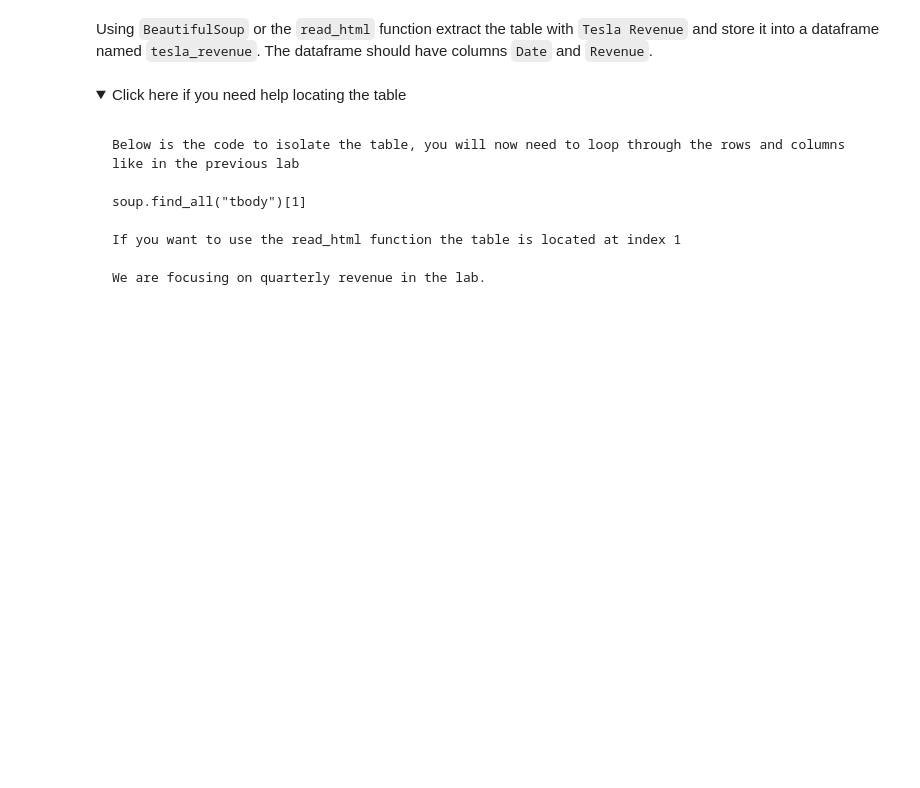
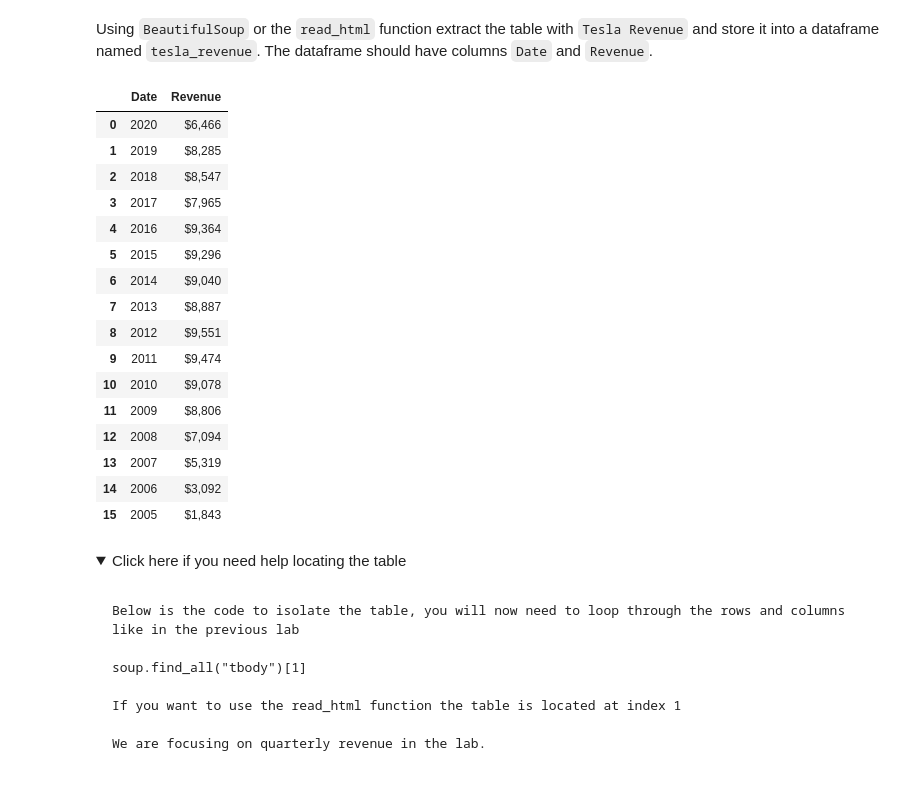
Before and after one commit to alicegretaguidi/Exercise, a Jupyter notebook: Final Assignment.ipynb, the cells around one changed output. Drawn from its saved outputs; the diff is of its cells as text; code cells hidden in the pictures; folded sections open; blank space fills up the shorter version.

```diff
--- a/Final Assignment.ipynb
+++ b/Final Assignment.ipynb
@@ -97,5 +149,36 @@ soup = BeautifulSoup(html_data, 'html5lib')
 # %% [markdown]
 Using `BeautifulSoup` or the `read_html` function extract the table with `Tesla Revenue` and store it into a dataframe named `tesla_revenue`. The dataframe should have columns `Date` and `Revenue`.
+# %%
+table = soup.find('table')
+
+tesla_revenue = pd.DataFrame(columns=["Date", "Revenue"])
+
+for row in table.tbody.find_all("tr"):
+    col = row.find_all("td")
+    if (col != []):
+        date = col[0].text
+        revenue = col[1].text
+        tesla_revenue = tesla_revenue.append({"Date":date, "Revenue":revenue}, ignore_index=True)
+
+tesla_revenue
+# %% [output]
+|  | Date | Revenue |
+| 0 | 2020 | $6,466 |
+| 1 | 2019 | $8,285 |
+| 2 | 2018 | $8,547 |
+| 3 | 2017 | $7,965 |
+| 4 | 2016 | $9,364 |
+| 5 | 2015 | $9,296 |
+| 6 | 2014 | $9,040 |
+| 7 | 2013 | $8,887 |
+| 8 | 2012 | $9,551 |
+| 9 | 2011 | $9,474 |
+| 10 | 2010 | $9,078 |
+| 11 | 2009 | $8,806 |
+| 12 | 2008 | $7,094 |
+| 13 | 2007 | $5,319 |
+| 14 | 2006 | $3,092 |
+| 15 | 2005 | $1,843 |
 # %% [markdown]
 <details><summary>Click here if you need help locating the table</summary>
 
```
Also changed, not shown: parts of 25 cells of this notebook.
